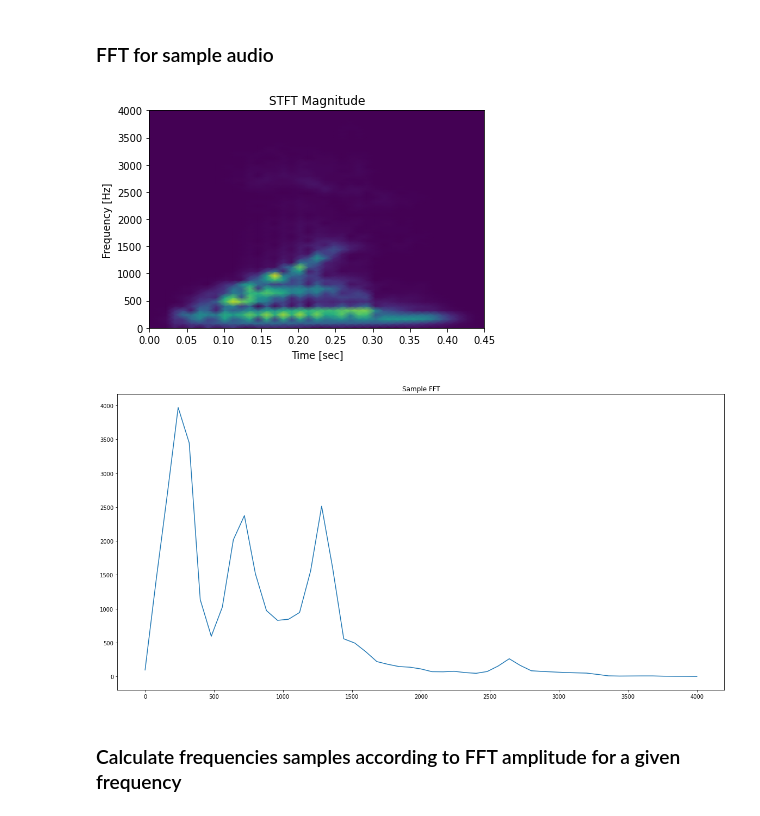
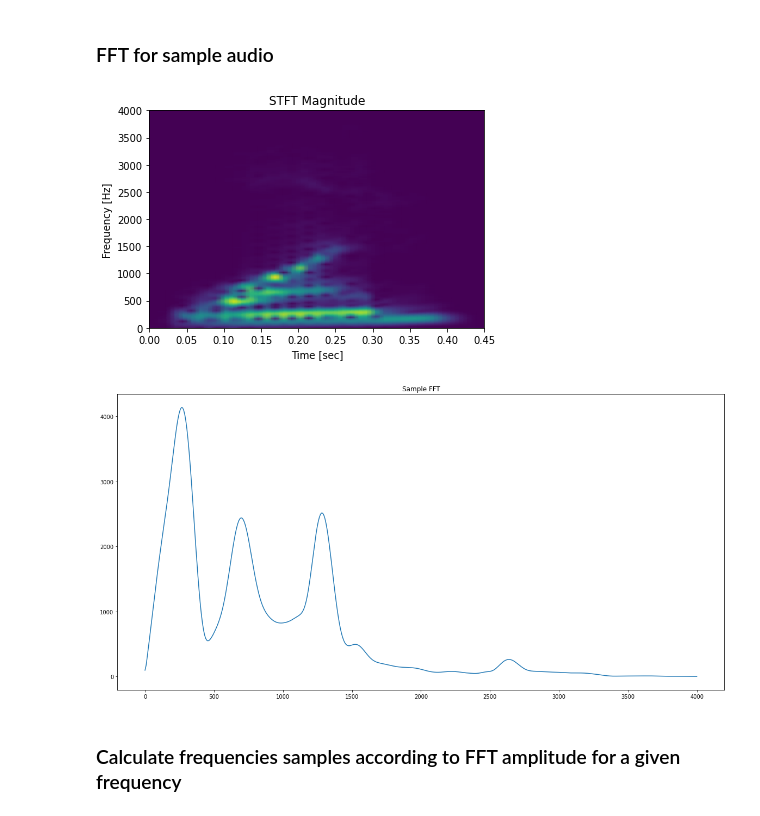
Before and after one commit to greg9702/GMM-ASR, a Jupyter notebook: project.ipynb, the cells around one changed output. Saved outputs shown, nothing was run; the diff lists cells and outputs as text; code cells hidden in the pictures.

```diff
--- a/project.ipynb
+++ b/project.ipynb
@@ -16,32 +17,33 @@ TEST_DIR = "Data/isolated_digits_ti_test_endpt"
 NUM_CEP = 13  # parameter for MFCC
 NUM_LABELS = 11  # 1, 2, 3, 4, ...
 PRINT_FREQ = 20 # how often progress of training is displayed
-NUM_MODELS = 4 # no of Gaussians in GMM (k)
+NUM_MODELS = 10 # no of Gaussians in GMM (k)
 NUM_ITERS = 10 # no of iters for estimating GMM params
-NUM_SAMPLES = 100 # no of samples from FFT amplitude from which GMMs are learned
+NUM_SAMPLES = 1000 # no of samples from FFT amplitude from which GMMs are learned
+NUM_FFT = 1000 # nfft param - frequency resolution
 # %% [markdown]
 ### FFT for sample audio
 # %%
 file_path = "Data/isolated_digits_ti_train_endpt/MAN/AE/1A_endpt.wav"
 sampling_freq, audio = wavfile.read(file_path)
 
-freq, t, Zxx = signal.stft(audio, sampling_freq, nperseg=100, noverlap=10, nfft=100)
+freq, t, Zxx = signal.stft(audio, sampling_freq, nperseg=100, noverlap=10, nfft=NUM_FFT)
 plt.pcolormesh(t, freq, np.abs(Zxx), vmin=0, vmax=5000, shading='gouraud')
 plt.title('STFT Magnitude')
 plt.ylabel('Frequency [Hz]')
 plt.xlabel('Time [sec]')
 plt.show()
 
 # ampl_fft - sample FFT from an arbitrarily chosen window (window No. 20)
 ampl_fft = abs(Zxx[:, 20])
 
 plt.figure(figsize=(20,10))
 plt.plot(freq, ampl_fft)
 plt.title('Sample FFT')
 plt.show()
 # %% [output]
-[figure, old version]
+[figure, new version]
-[figure, old version]
+[figure, new version]
 # %% [markdown]
 ### Calculate frequencies samples according to FFT amplitude for a given frequency
 # %%
```
Also changed, not shown: parts of 9 cells of this notebook.
